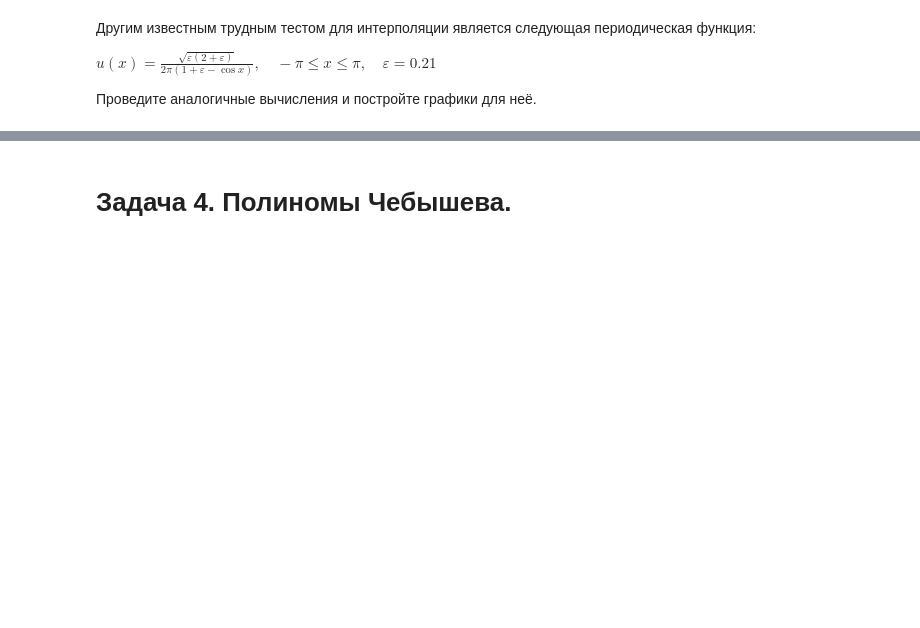
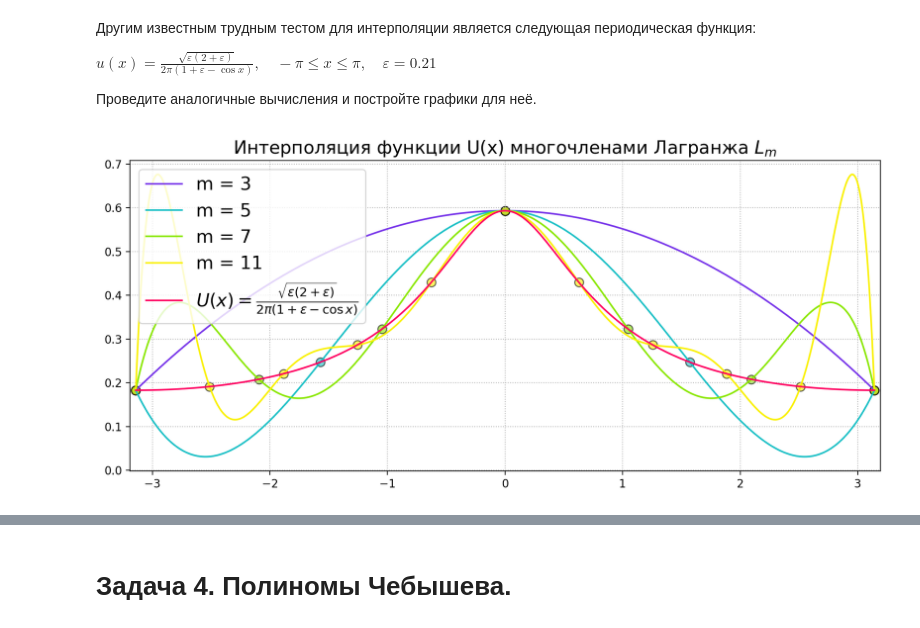
Before and after one commit to ShmakovVladimir/Computational_mathematics_second_sem, a Jupyter notebook: hw2/Задание_по_интерполяции.ipynb, the cells around one changed output, grey strips where cells are left out. Saved outputs shown, nothing was run; the diff lists cells and outputs as text; code cells hidden in the pictures; blank space fills up the shorter version.

```diff
--- a/hw2/Задание_по_интерполяции.ipynb
+++ b/hw2/Задание_по_интерполяции.ipynb
@@ -147,3 +229,29 @@ assert_allclose(cheb_nodes(5, a=-1, b=3),
 $u(x)=\frac{\sqrt{\varepsilon(2+\varepsilon)}}{2 \pi(1+\varepsilon-\cos x)}, \quad-\pi \leq x \leq \pi, \quad \varepsilon=0.21  $
 
 Проведите аналогичные вычисления и постройте графики для неё.
+# %%
+def U(x):
+    epsilon = 0.21
+    return np.sqrt(epsilon * (2 + epsilon) / (2 * np.pi * (1 + epsilon - np.cos(x))))
+# %%
+left_limit, right_limit = -np.pi, np.pi
+x_line = np.linspace(left_limit, right_limit, 1000)
+m_values = [3, 5, 7, 11]
+intepolations_uniform = []
+colors = ['#7734ea', '#1ac0c6', '#8ae800', '#faf100', '#ff0061']
+plt.figure(figsize = (12, 5), dpi = 200)
+for m, color in zip(m_values, colors):
+    grid_x = np.linspace(left_limit, right_limit, m)
+    grid_y = U(grid_x)
+    lagr = LagrangeInterpolator(grid_x, grid_y)
+    y_interpolation = [lagr(x) for x in x_line]
+    intepolations_uniform.append(y_interpolation)
+    plt.plot(x_line, y_interpolation, color = color, alpha = 1, label = f'm = {m}')
+    plt.scatter(grid_x, grid_y, color = color, alpha = 0.6, s = 60, edgecolors = '#000000')
+plt.plot(x_line, U(x_line), color = colors[-1], label = r'$U(x) = \frac{\sqrt{\varepsilon(2+\varepsilon)}}{2 \pi(1+\varepsilon-\cos x)}$')
+plt.legend(fontsize = 16, loc = 'upper left')
+plt.xlim(left_limit - 0.05, right_limit + 0.05)
+plt.grid(ls = ':')
+plt.title('Интерполяция функции U(x) многочленами Лагранжа $L_{m}$', fontsize = 16);
+# %% [output]
+[figure, added]
```
Also changed, not shown: parts of 10 cells of this notebook, 4 other files.
